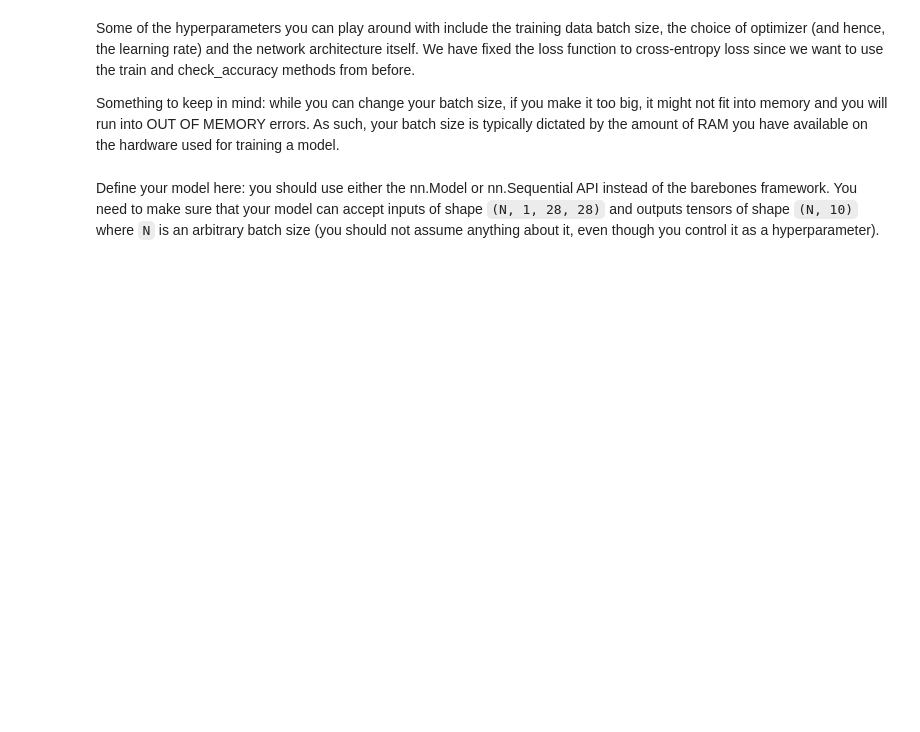
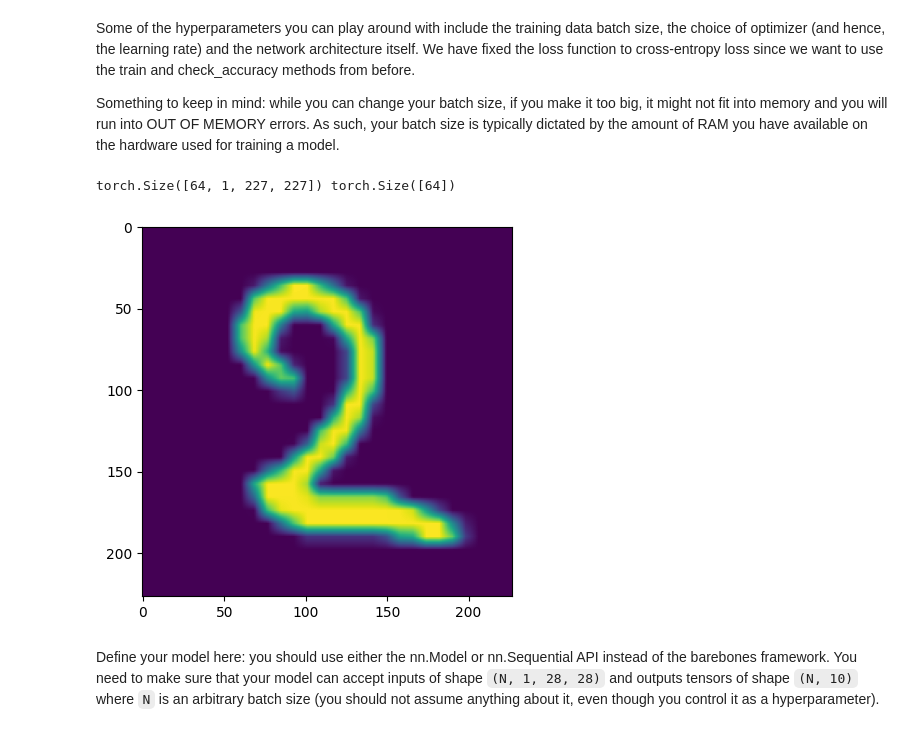
Before and after one commit to bltnynk/CS-198-126-Deep-Learning-for-Visual-Data, a Jupyter notebook: 1_Intro_to_PyTorch.ipynb, the cells around one changed output. Cells and saved outputs as stored; diff of their text form; code cells hidden in the pictures; blank space fills up the shorter version.

```diff
--- a/1_Intro_to_PyTorch.ipynb
+++ b/1_Intro_to_PyTorch.ipynb
@@ -1171,11 +1598,28 @@ batch_size = 32
+# %%
+batch_size = 64
+transform = T.Compose(
+    [
+        T.ToTensor(),
+        T.Resize((227, 227))
+    ]
+)
 # %%
-mnist_train = datasets.MNIST('.', download = True, train = True, transform = T.ToTensor())
+mnist_train = datasets.MNIST('./datasets', download = True, train = True, transform = transform)
 loader_train = DataLoader(mnist_train, batch_size=batch_size, sampler=sampler.SubsetRandomSampler(range(50000)))
 
-mnist_val = datasets.MNIST('.', download = True, train = True, transform = T.ToTensor())
+mnist_val = datasets.MNIST('./datasets', download = True, train = True, transform = transform)
 loader_val = DataLoader(mnist_val, batch_size=batch_size, sampler=sampler.SubsetRandomSampler(range(50000, 60000)))
 # %%
 batch = next(iter(loader_train))
 print(batch[0].shape, batch[1].shape)
+sample_img = batch[0][1]
+# Original size of MNIST is 28x28
+# %% [output]
+torch.Size([64, 1, 227, 227]) torch.Size([64])
+# %%
+plt.imshow(sample_img.permute(1,2,0).numpy()) # .numpy() is optional
+plt.show()
+# %% [output]
+[figure, added]
 # %% [markdown]
 Define your model here: you should use either the nn.Model or nn.Sequential API instead of the barebones framework. You need to make sure that your model can accept inputs of shape `(N, 1, 28, 28)` and outputs tensors of shape `(N, 10)` where `N` is an arbitrary batch size (you should not assume anything about it, even though you control it as a hyperparameter).
```
Also changed, not shown: parts of 49 cells of this notebook, 1 other file.
